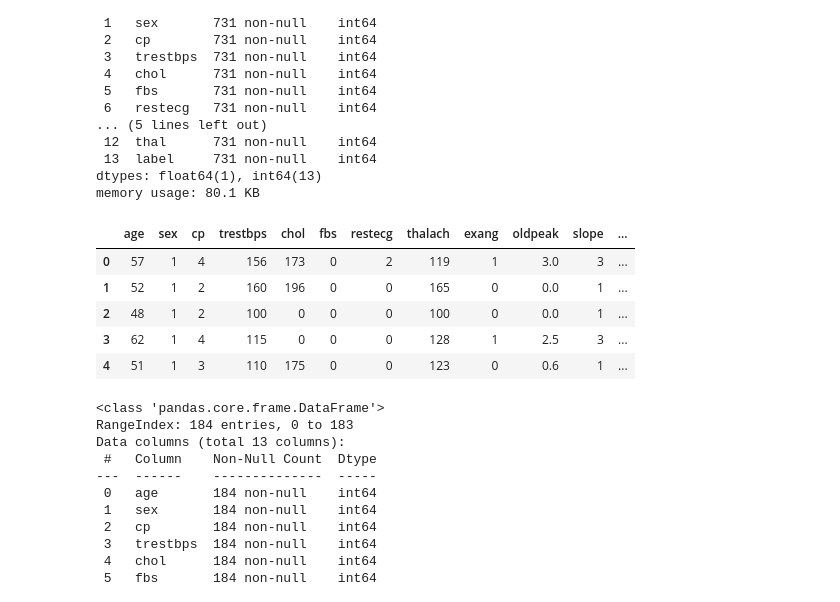
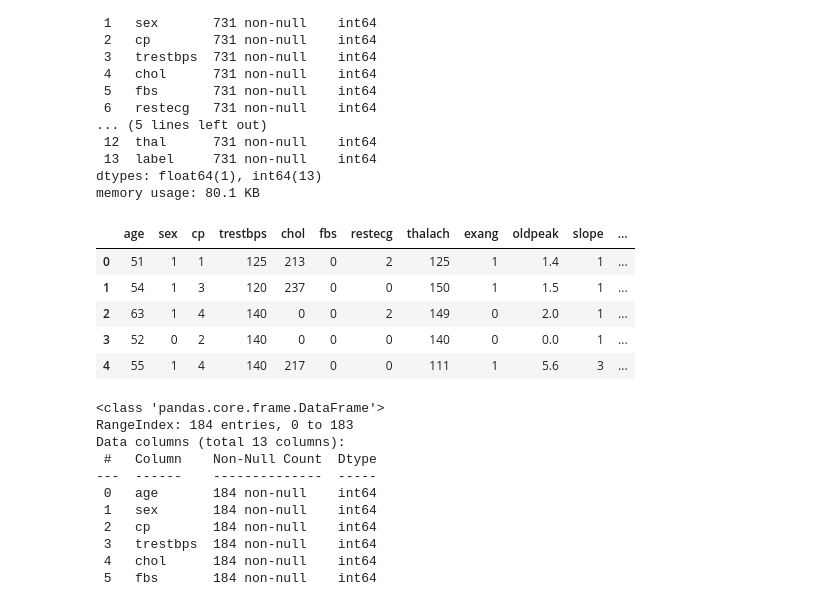
Before and after one commit to andrescervera/DATA-PROJECT-III, a Jupyter notebook: DATA_PROJECT_3.ipynb, the cells around one changed output. Cells and saved outputs as stored; diff of their text form; code cells hidden in the pictures.

```diff
--- a/DATA_PROJECT_3.ipynb
+++ b/DATA_PROJECT_3.ipynb
@@ -990,14 +990,14 @@ Data columns (total 14 columns):
 dtypes: float64(1), int64(13)
 memory usage: 80.1 KB
 # %%
-df_test.head()
+df_train.head()
 # %% [output]
 |  | age | sex | cp | trestbps | chol | fbs | restecg | thalach | exang | oldpeak | slope | ... |
-| 0 | 57 | 1 | 4 | 156 | 173 | 0 | 2 | 119 | 1 | 3.0 | 3 | ... |
-| 1 | 52 | 1 | 2 | 160 | 196 | 0 | 0 | 165 | 0 | 0.0 | 1 | ... |
-| 2 | 48 | 1 | 2 | 100 | 0 | 0 | 0 | 100 | 0 | 0.0 | 1 | ... |
-| 3 | 62 | 1 | 4 | 115 | 0 | 0 | 0 | 128 | 1 | 2.5 | 3 | ... |
-| 4 | 51 | 1 | 3 | 110 | 175 | 0 | 0 | 123 | 0 | 0.6 | 1 | ... |
+| 0 | 51 | 1 | 1 | 125 | 213 | 0 | 2 | 125 | 1 | 1.4 | 1 | ... |
+| 1 | 54 | 1 | 3 | 120 | 237 | 0 | 0 | 150 | 1 | 1.5 | 1 | ... |
+| 2 | 63 | 1 | 4 | 140 | 0 | 0 | 2 | 149 | 0 | 2.0 | 1 | ... |
+| 3 | 52 | 0 | 2 | 140 | 0 | 0 | 0 | 140 | 0 | 0.0 | 1 | ... |
+| 4 | 55 | 1 | 4 | 140 | 217 | 0 | 0 | 111 | 1 | 5.6 | 3 | ... |
 # %%
 df_test.info()
 # %% [output]
```
Also changed, not shown: parts of 1 cell of this notebook.
